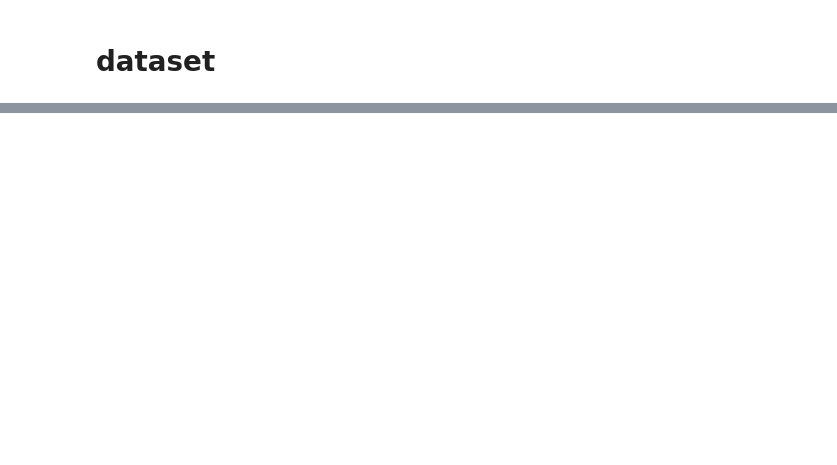
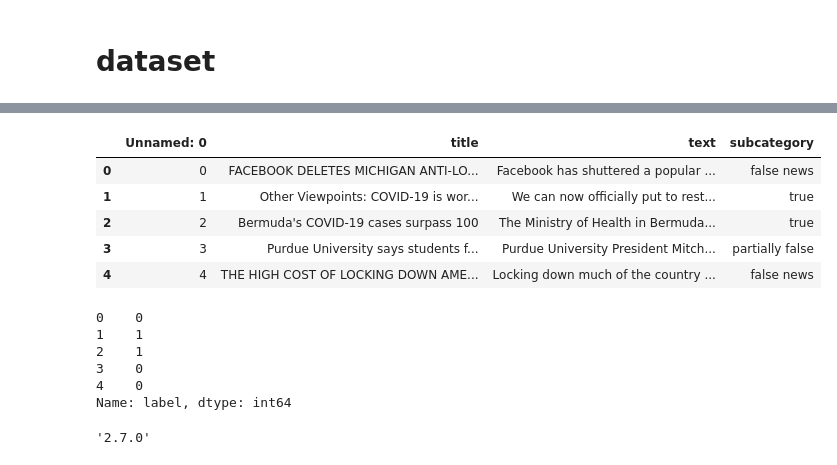
Before and after one commit to SumayyaShaji/datascience, a Jupyter notebook: project1.ipynb, the cells around one changed output, grey strips where cells are left out. Cells and saved outputs as stored; diff of their text form; code cells hidden in the pictures; blank space fills up the shorter version.

```diff
--- a/project1.ipynb
+++ b/project1.ipynb
@@ -15,0 +78,2 @@ FileNotFoundError: ignored
+# %%
+X=df.drop('label',axis=1)
@@ -15,0 +82,18 @@ FileNotFoundError: ignored
+# %%
+X.head()
+# %% [output]
+|  | Unnamed: 0 | title | text | subcategory |
+| 0 | 0 | FACEBOOK DELETES MICHIGAN ANTI-LO... | Facebook has shuttered a popular ... | false news |
+| 1 | 1 | Other Viewpoints: COVID-19 is wor... | We can now officially put to rest... | true |
+| 2 | 2 | Bermuda's COVID-19 cases surpass 100 | The Ministry of Health in Bermuda... | true |
+| 3 | 3 | Purdue University says students f... | Purdue University President Mitch... | partially false |
+| 4 | 4 | THE HIGH COST OF LOCKING DOWN AME... | Locking down much of the country ... | false news |
+# %%
+y.head()
+# %% [output]
+0    0
+1    1
+2    1
+3    0
+4    0
+Name: label, dtype: int64
@@ -15,0 +102,4 @@ FileNotFoundError: ignored
+# %%
+tf.__version__
+# %% [output]
+'2.7.0'
```
Also changed, not shown: parts of 14 cells of this notebook.
